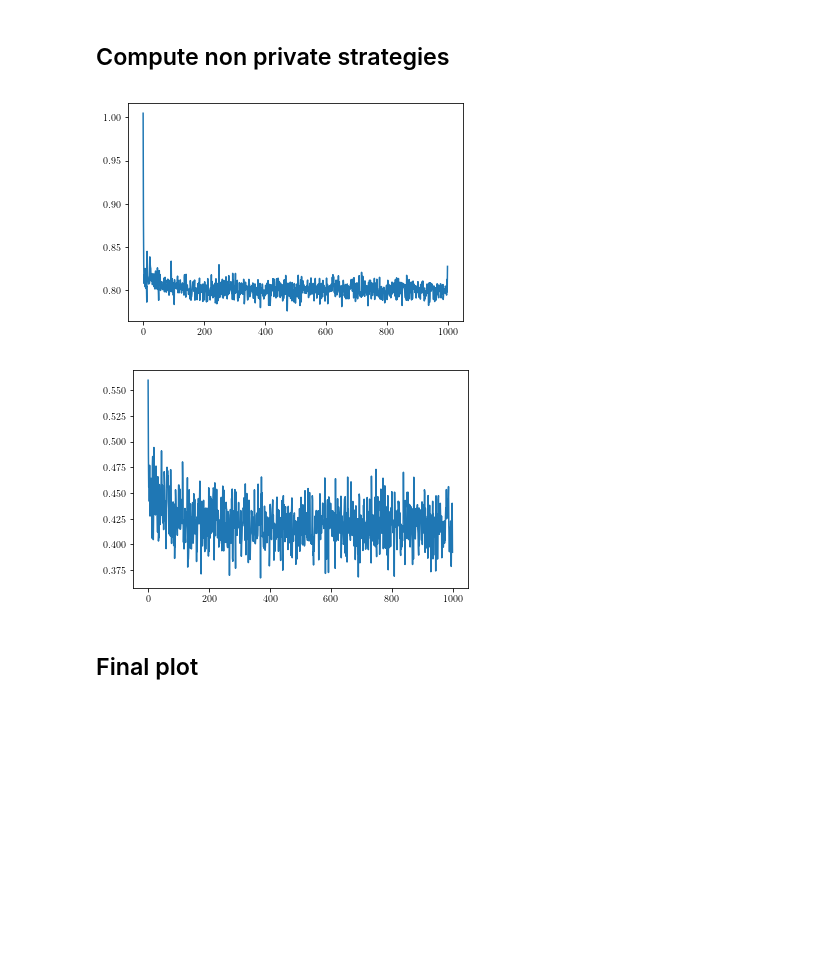
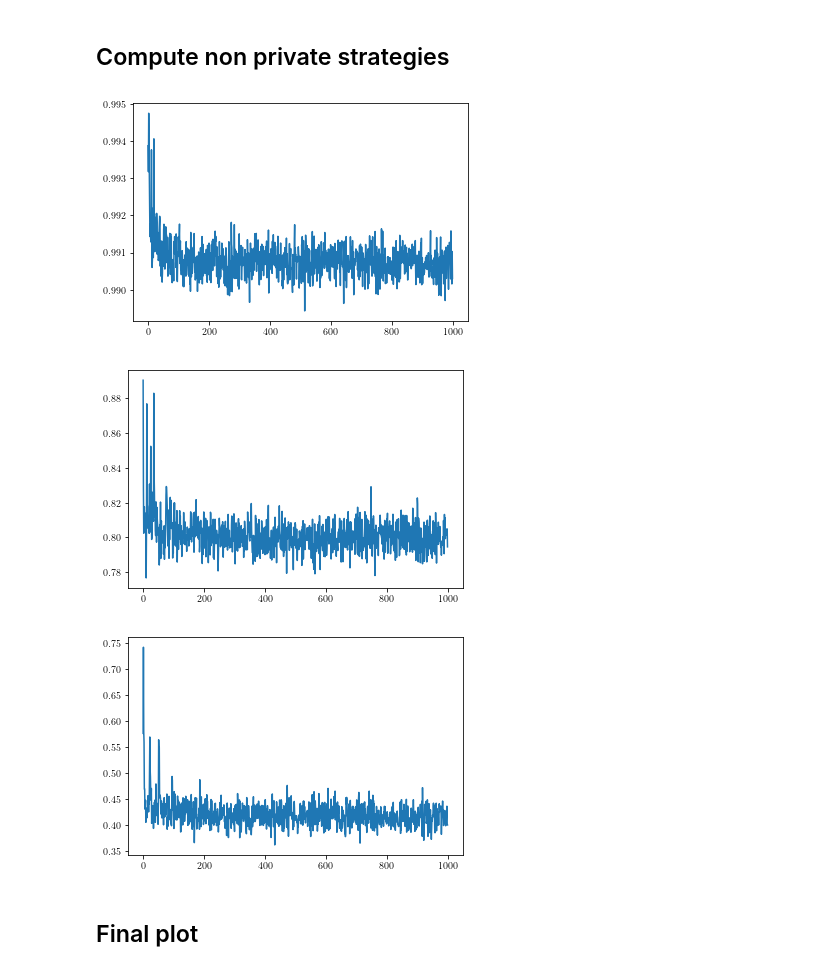
Before and after one commit to eboursier/regularized_private_learning, a Jupyter notebook: auction_plot.ipynb, the cells around one changed output. Cells and saved outputs as stored; diff of their text form; code cells hidden in the pictures; blank space fills up the shorter version.

```diff
--- a/auction_plot.ipynb
+++ b/auction_plot.ipynb
@@ -91,6 +92,6 @@ beta= torch.ones(K)/K
 net = torch.load('experiments/sinkhorn_auction/{0}_lamb{1}_k{2}_sinkiter{3}_lr{4}_sinkhorn_{5}_batch{6}/network'.format(exp,lamb,y.size(0),
                   niter_sink, lr, device, batch))
 # %%
-_, gamma, _, _, _ = auction.eval(net, y, beta, lamb=lamb, niter_sink=(int)(1e5), size_batch=(int)(1e6))
+_, gamma, _, _, _ = eval(net, y, beta, lamb=lamb, niter_sink=(int)(1e5), size_batch=(int)(1e6))
 # %%
 plt.imshow(gamma.detach().numpy(), cmap=plt.cm.Reds, interpolation='none')
@@ -141,7 +141,7 @@ _, gamma2, _, _, _ = auction.eval(net2, y, beta, lamb=lamb2, niter_sink=(int)(1e
 ## Compute non private strategies
 # %%
 class NoPrivateBidder(nn.Module):
-    def __init__(self, size_layer = 100, nactions=12, device="cpu"):
+    def __init__(self, size_layer = 100, nactions=12, device="cpu", val=1):
         super().__init__()
         self.size_layer = size_layer
         self.nactions = nactions
@@ -151,8 +151,8 @@ class NoPrivateBidder(nn.Module):
         torch.nn.init.uniform_(self.fc1.weight,a=-1.0, b=2.0)
 
         self.fc2 = nn.Linear(self.size_layer, 1)
-        torch.nn.init.normal_(self.fc2.weight,mean=2/self.size_layer, std = 0.01)
-        torch.nn.init.normal_(self.fc2.bias,mean=0.0, std = 0.001)
+        torch.nn.init.normal_(self.fc2.weight,mean=2*val/self.size_layer, std = 0.01*val)
+        torch.nn.init.normal_(self.fc2.bias,mean=0.0, std = 0.001*val)
 
     def forward(self, inp):
         return(self.fc2(F.relu(self.fc1(inp))))
@@ -195,21 +195,20 @@ def noprivate_train(net, y, learning_rate=0.01, max_iter=1000, size_batch=1000):
         iterations += 1
     return loss_profile
 # %%
-y_space = [4, 9]
+y_space = [0, 4, 9]
 # %%
-net10 = NoPrivateBidder()
-loss_profile = noprivate_train(net10, y[y_space[0]], learning_rate=lr, max_iter=niter, size_batch=batch)
-plt.plot(loss_profile)
-plt.show()
+nets = {}
+for i in y_space:
+    net1 = NoPrivateBidder(val=y[i])
+    loss_profile = noprivate_train(net1, y[i], learning_rate=lr, max_iter=niter, size_batch=batch)
+    nets[i] = net1
+    plt.figure()
+    plt.plot(loss_profile)
+    plt.show()
 # %% [output]
-[figure, old version]
+[figure, new version]
+[figure, added]
+[figure, added]
-# %%
-net11 = NoPrivateBidder()
-loss_profile = noprivate_train(net11, y[y_space[1]], learning_rate=lr, max_iter=niter, size_batch=batch)
-plt.plot(loss_profile)
-plt.show()
-# %% [output]
-[figure, removed]
 # %% [markdown]
 ## Final plot
 # %%
```
Also changed, not shown: parts of 8 cells of this notebook, 6 other files.
